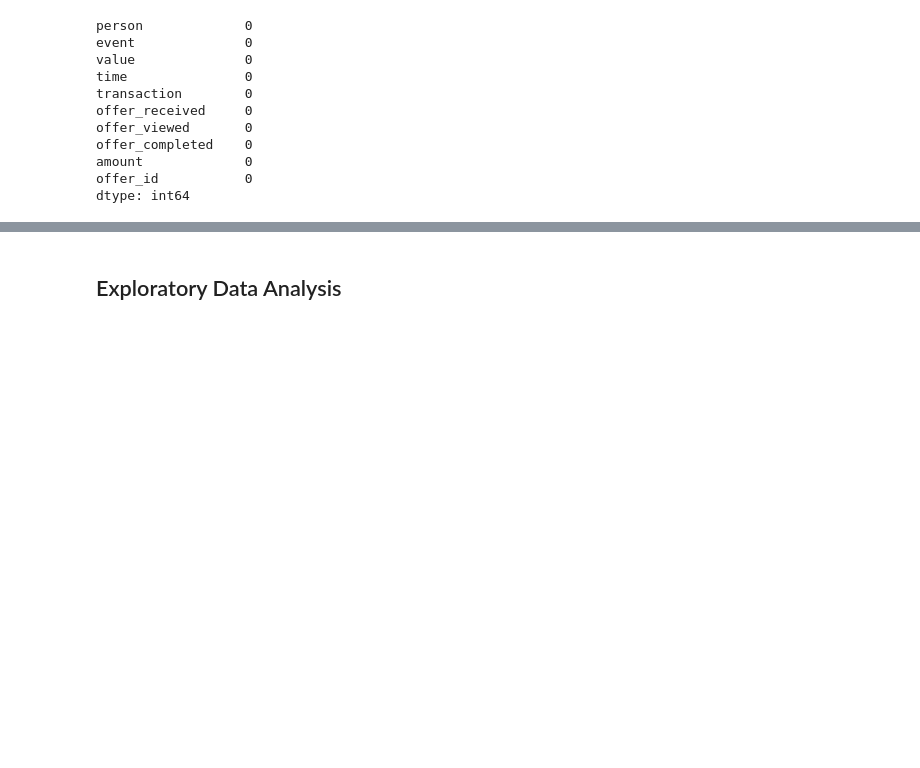
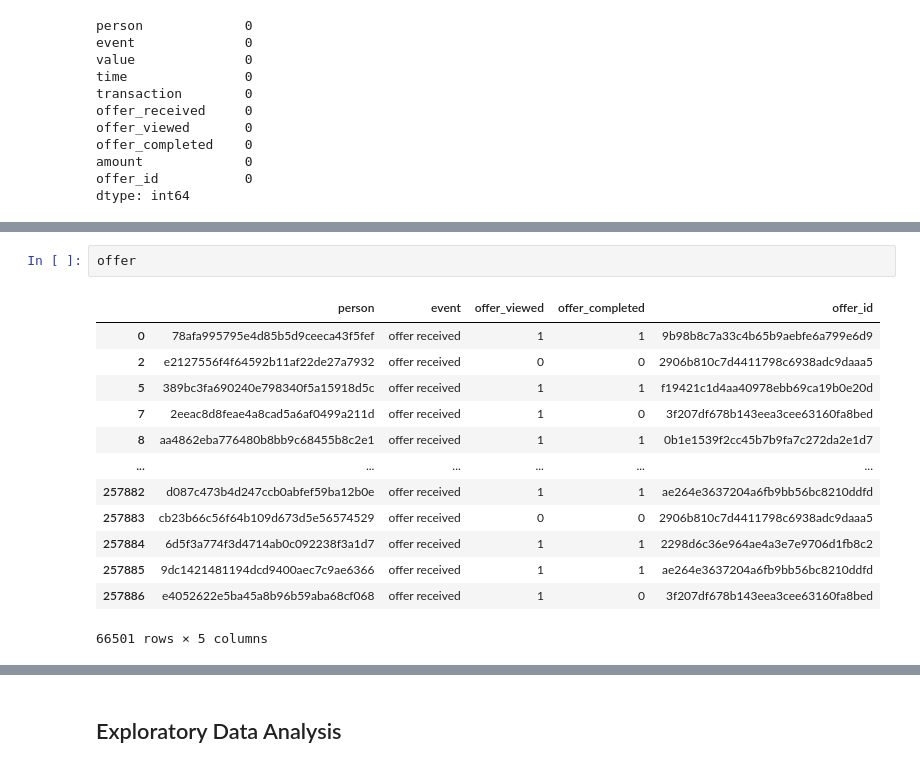
Before and after one commit to watertreader/Udacity_Data_Scientist_Nanodegree, a Jupyter notebook: Project_4/Starbucks_Capstone_notebook.ipynb, the cells around one changed output, grey strips where cells are left out. Saved outputs shown, nothing was run; the diff lists cells and outputs as text; blank space fills up the shorter version.

```diff
--- a/Project_4/Starbucks_Capstone_notebook.ipynb
+++ b/Project_4/Starbucks_Capstone_notebook.ipynb
@@ -526,0 +605,16 @@ We need to filter out customers who completed the offer without recieving or vie
+# %%
+offer
+# %% [output]
+|  | person | event | offer_viewed | offer_completed | offer_id |
+| 0 | 78afa995795e4d85b5d9ceeca43f5fef | offer received | 1 | 1 | 9b98b8c7a33c4b65b9aebfe6a799e6d9 |
+| 2 | e2127556f4f64592b11af22de27a7932 | offer received | 0 | 0 | 2906b810c7d4411798c6938adc9daaa5 |
+| 5 | 389bc3fa690240e798340f5a15918d5c | offer received | 1 | 1 | f19421c1d4aa40978ebb69ca19b0e20d |
+| 7 | 2eeac8d8feae4a8cad5a6af0499a211d | offer received | 1 | 0 | 3f207df678b143eea3cee63160fa8bed |
+| 8 | aa4862eba776480b8bb9c68455b8c2e1 | offer received | 1 | 1 | 0b1e1539f2cc45b7b9fa7c272da2e1d7 |
+| ... | ... | ... | ... | ... | ... |
+| 257882 | d087c473b4d247ccb0abfef59ba12b0e | offer received | 1 | 1 | ae264e3637204a6fb9bb56bc8210ddfd |
+| 257883 | cb23b66c56f64b109d673d5e56574529 | offer received | 0 | 0 | 2906b810c7d4411798c6938adc9daaa5 |
+| 257884 | 6d5f3a774f3d4714ab0c092238f3a1d7 | offer received | 1 | 1 | 2298d6c36e964ae4a3e7e9706d1fb8c2 |
+| 257885 | 9dc1421481194dcd9400aec7c9ae6366 | offer received | 1 | 1 | ae264e3637204a6fb9bb56bc8210ddfd |
+| 257886 | e4052622e5ba45a8b96b59aba68cf068 | offer received | 1 | 0 | 3f207df678b143eea3cee63160fa8bed |
+66501 rows × 5 columns
```
Also changed, not shown: parts of 65 cells of this notebook.
